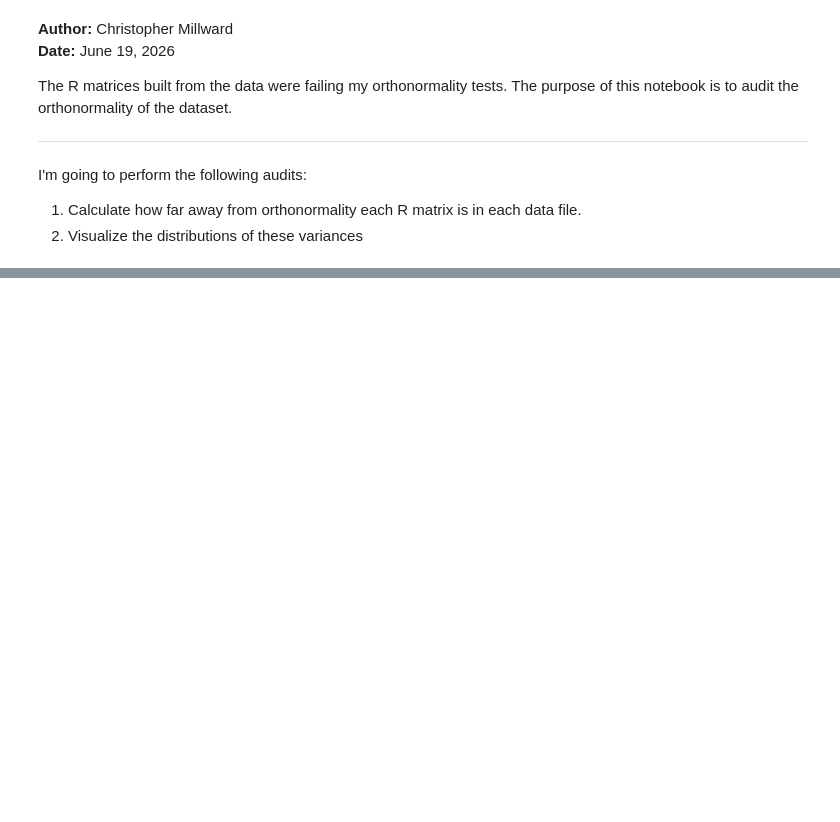
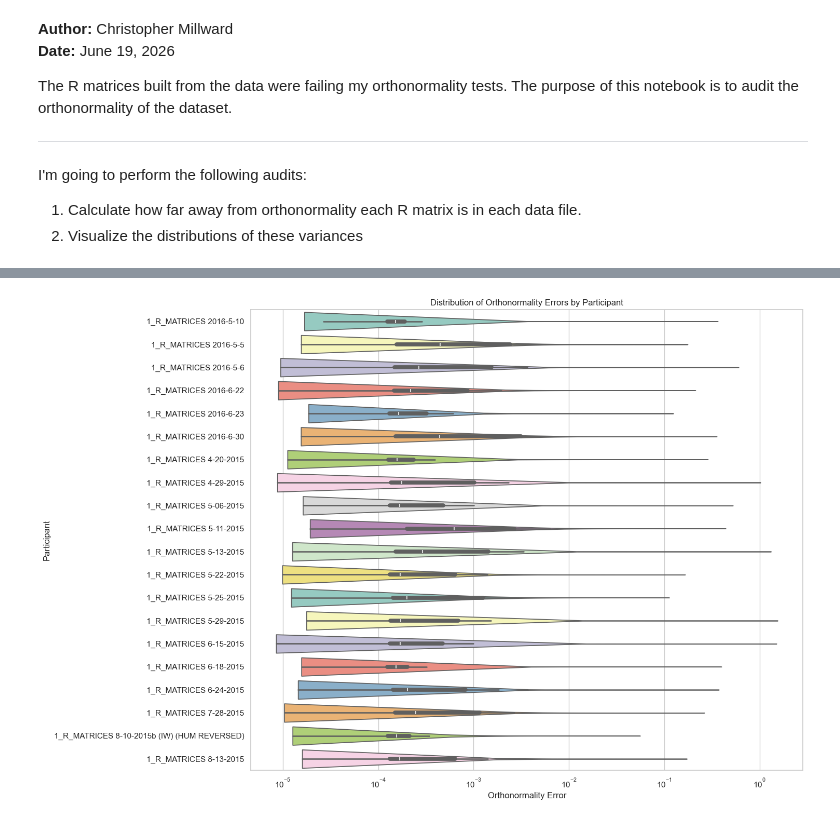
Before and after one commit to christopher-millward/rtsa-mocap-study, a Jupyter notebook: notebooks/01-cm-data-orthonormality-audit.ipynb, the cells around one changed output, grey strips where cells are left out. Drawn from its saved outputs; the diff is of its cells as text; code cells hidden in the pictures; blank space fills up the shorter version.

Commit message:
- Audited the orthornormality error.

```diff
--- a/notebooks/01-cm-data-orthonormality-audit.ipynb
+++ b/notebooks/01-cm-data-orthonormality-audit.ipynb
@@ -19,0 +110,26 @@ ModuleNotFoundError: No module named 'utils'
+# %%
+# Plot distributions
+sns.set_theme(style="whitegrid", context="notebook")
+plot_data = pd.DataFrame(variance_data)
+
+plt.figure(figsize=(15, 10))
+
+sns.violinplot(
+    data=plot_data,
+    y="participant",
+    x="variance",
+    cut=0,
+    palette="Set3",
+    hue="participant",
+    legend=False,
+)
+
+plt.xscale("log")
+
+plt.title("Distribution of Orthonormality Errors by Participant")
+plt.xlabel("Orthonormality Error")
+plt.ylabel("Participant")
+plt.tight_layout()
+plt.show()
+# %% [output]
+[figure, added]
```
Also changed, not shown: parts of 7 cells of this notebook.
